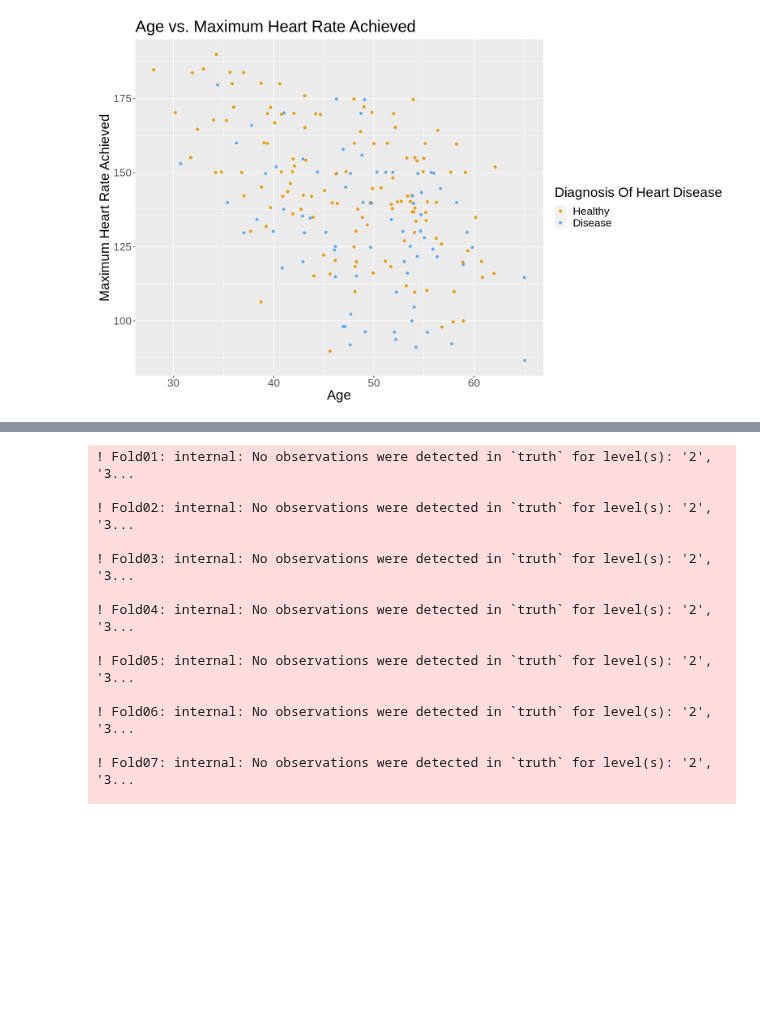
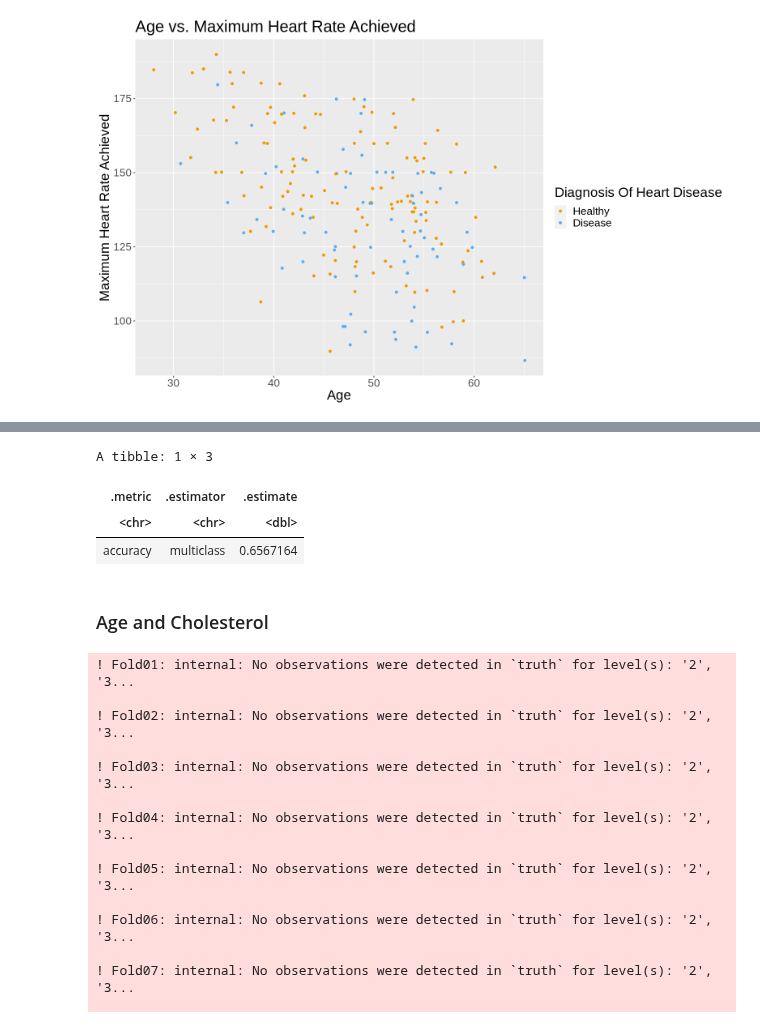
Before and after one commit to camirr/Heart-Disease-Data-Set-Case-Study, a Jupyter notebook: Project_report.ipynb, the cells around one changed output, grey strips where cells are left out. Drawn from its saved outputs; the diff is of its cells as text; code cells hidden in the pictures; blank space fills up the shorter version.

```diff
--- a/Project_report.ipynb
+++ b/Project_report.ipynb
@@ -214,3 +260,30 @@ max_hr_plot
+# %%
+# Make a new model specification for the best paramter value and retrain the classifier using the fit function.
+knn_spec_1 <- nearest_neighbor(weight_func = "rectangular", neighbors = 56) %>%
+                set_engine("kknn") %>%
+                set_mode("classification")
+
+knn_fit_1 <- workflow() %>%
+            add_recipe(heart_disease_recipe_1)%>%
+            add_model(knn_spec_1) %>%
+            fit(data = heart_disease_train)
+
+# Predict the labels in the test set
+heart_disease_test_predictions_1 <- predict(knn_fit_1, heart_disease_test) %>%
+                                    bind_cols(heart_disease_test)
+
+# Compute the accuracy
+heart_disease_accuracy_1 <- heart_disease_test_predictions_1 %>%
+                            metrics(truth = diagnosis, estimate = .pred_class) %>%
+                            filter(.metric == "accuracy")
+heart_disease_accuracy_1
+# %% [output]
+A tibble: 1 × 3
+| .metric | .estimator | .estimate |
+| <chr> | <chr> | <dbl> |
+| accuracy | multiclass | 0.6567164 |
+# %% [markdown]
+### Age and Cholesterol
 # %%
 # Set the seed
 set.seed(999)
```
Also changed, not shown: parts of 13 cells of this notebook.
